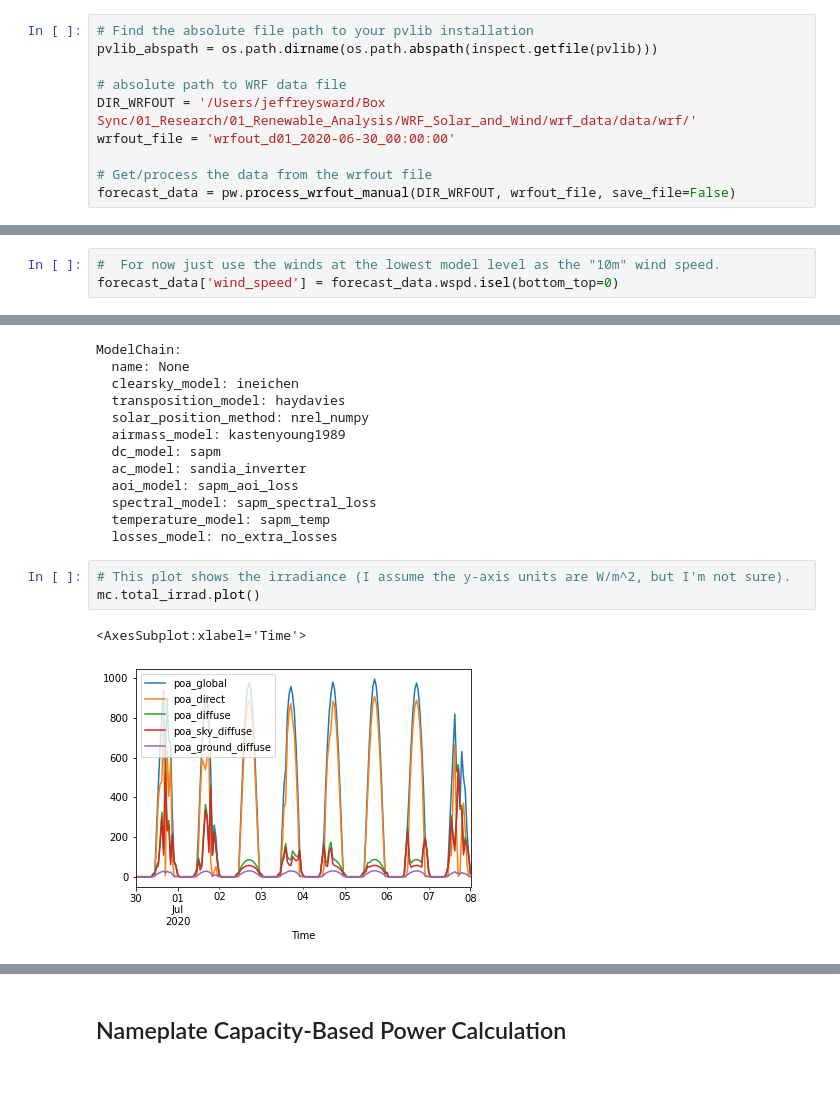
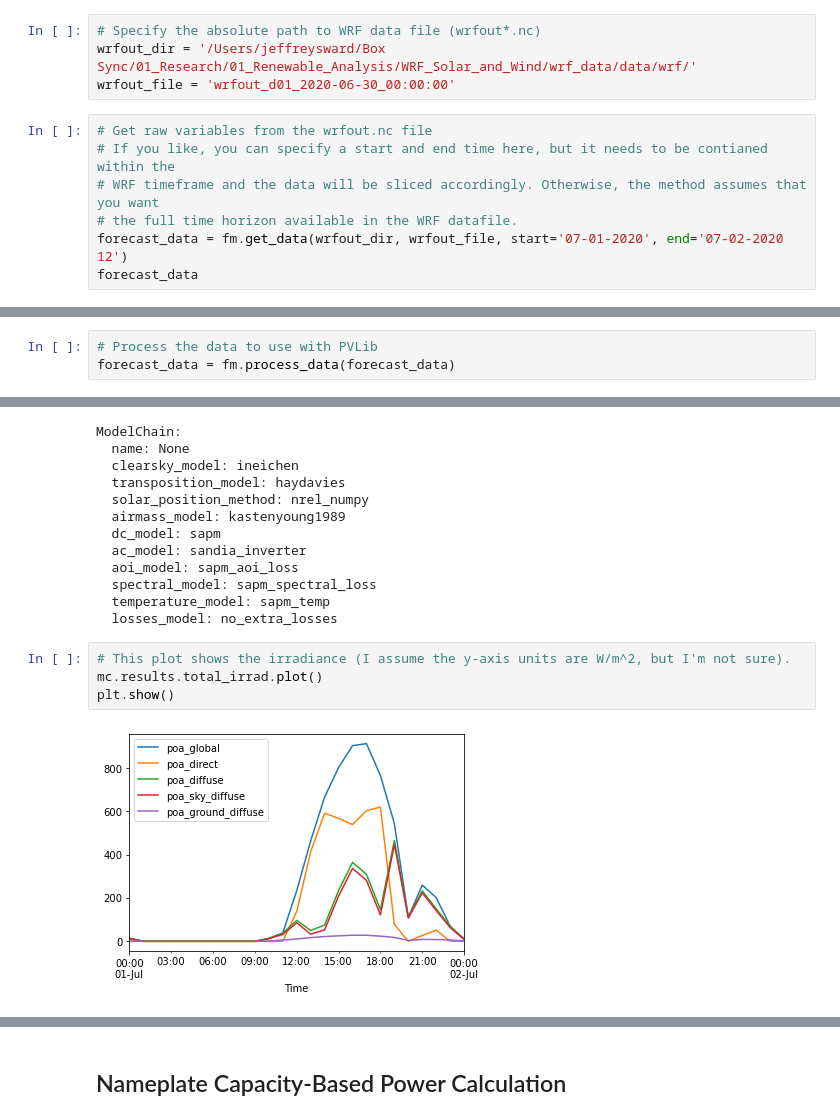
Before and after one commit to jeffreysward/pvlib-python, a Jupyter notebook: docs/tutorials/WRF_forecast_to_power.ipynb, the cells around one changed output, grey strips where cells are left out. Drawn from its saved outputs; the diff is of its cells as text; blank space fills up the shorter version.

Commit message:
Updated this tutorial to use the fm.WRF.get_data and fm.WRF.process_data methods

```diff
--- a/docs/tutorials/WRF_forecast_to_power.ipynb
+++ b/docs/tutorials/WRF_forecast_to_power.ipynb
@@ -50,12 +50,13 @@ No module named 'pyresample'
 # Specify the forecast model as WRF
 fm = WRF()
 # %%
-# Find the absolute file path to your pvlib installation
-pvlib_abspath = os.path.dirname(os.path.abspath(inspect.getfile(pvlib)))
-
-# absolute path to WRF data file
-DIR_WRFOUT = '/Users/jeffreysward/Box Sync/01_Research/01_Renewable_Analysis/WRF_Solar_and_Wind/wrf_data/data/wrf/'
+# Specify the absolute path to WRF data file (wrfout*.nc)
+wrfout_dir = '/Users/jeffreysward/Box Sync/01_Research/01_Renewable_Analysis/WRF_Solar_and_Wind/wrf_data/data/wrf/'
 wrfout_file = 'wrfout_d01_2020-06-30_00:00:00'
-
-# Get/process the data from the wrfout file
-forecast_data = pw.process_wrfout_manual(DIR_WRFOUT, wrfout_file, save_file=False)
+# %%
+# Get raw variables from the wrfout.nc file
+# If you like, you can specify a start and end time here, but it needs to be contianed within the
+# WRF timeframe and the data will be sliced accordingly. Otherwise, the method assumes that you want
+# the full time horizon available in the WRF datafile.
+forecast_data = fm.get_data(wrfout_dir, wrfout_file, start='07-01-2020', end='07-02-2020 12')
+forecast_data
@@ -62,3 +81,6 @@ forecast_data = pw.process_wrfout_manual(DIR_WRFOUT, wrfout_file, save_file=Fals
+# %%
+# Process the data to use with PVLib
+forecast_data = fm.process_data(forecast_data)
 # %% [markdown]
 The ``xarray Dataset`` below shows which variables are included in the processed WRF data
 # %%
@@ -81,6 +103,3 @@ Data variables: (12/14)
     ISOILWATER:                      14
     HYBRID_OPT:                      2
     ETAC:                            0.2
-# %%
-#  For now just use the winds at the lowest model level as the "10m" wind speed.
-forecast_data['wind_speed'] = forecast_data.wspd.isel(bottom_top=0)
@@ -155,9 +191,9 @@ ModelChain:
   losses_model: no_extra_losses
 # %%
 # This plot shows the irradiance (I assume the y-axis units are W/m^2, but I'm not sure).
-mc.total_irrad.plot()
+mc.results.total_irrad.plot()
+plt.show()
 # %% [output]
-<AxesSubplot:xlabel='Time'>
-[figure, old version]
+[figure, new version]
 # %%
 # This plot shows the results of the DC model (I assume the y-axis units are W, but I'm not sure).
```
Also changed, not shown: parts of 13 cells of this notebook.
